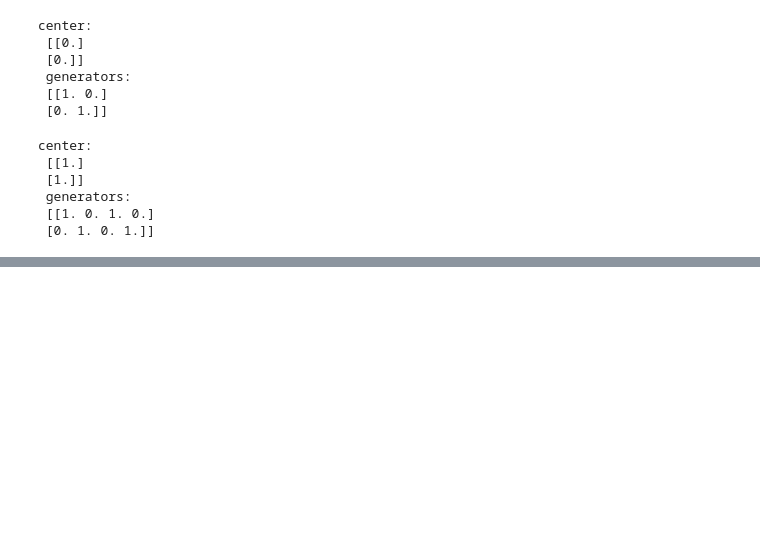
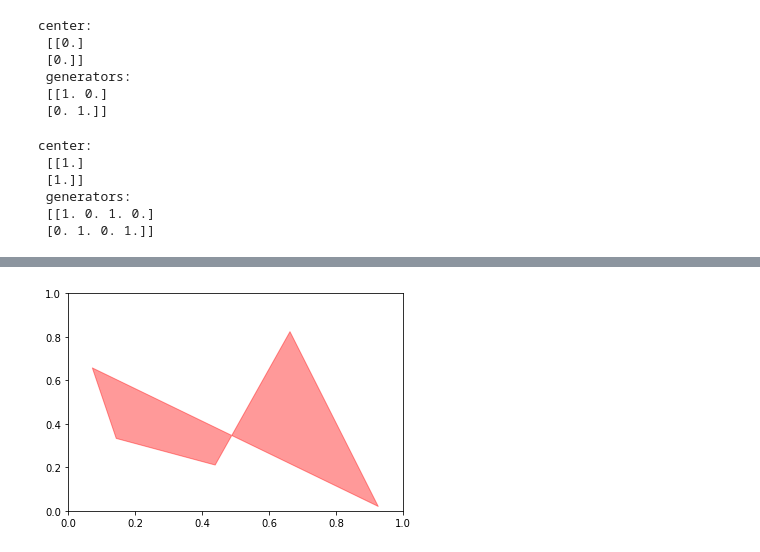
Before and after one commit to Stanford-NavLab/constrained-nn-training, a Jupyter notebook: zonotope_test.ipynb, the cells around one changed output, grey strips where cells are left out. Cells and saved outputs as stored; diff of their text form; code cells hidden in the pictures; blank space fills up the shorter version.

```diff
--- a/zonotope_test.ipynb
+++ b/zonotope_test.ipynb
@@ -43,0 +60,12 @@ array([1, 2, 0, 3], dtype=int64)
+# %%
+import matplotlib
+from matplotlib.patches import Polygon
+from matplotlib.collections import PatchCollection
+fig, ax = plt.subplots()
+poly = Polygon(np.random.rand(5 ,2), True, color='r', alpha=0.4)
+#p = PatchCollection([poly], cmap=matplotlib.cm.jet, alpha=0.4)
+p = PatchCollection([poly], match_original=True)
+ax.add_collection(p)
+plt.show()
+# %% [output]
+[figure, added]
```
Also changed, not shown: parts of 5 cells of this notebook, 1 other file.
